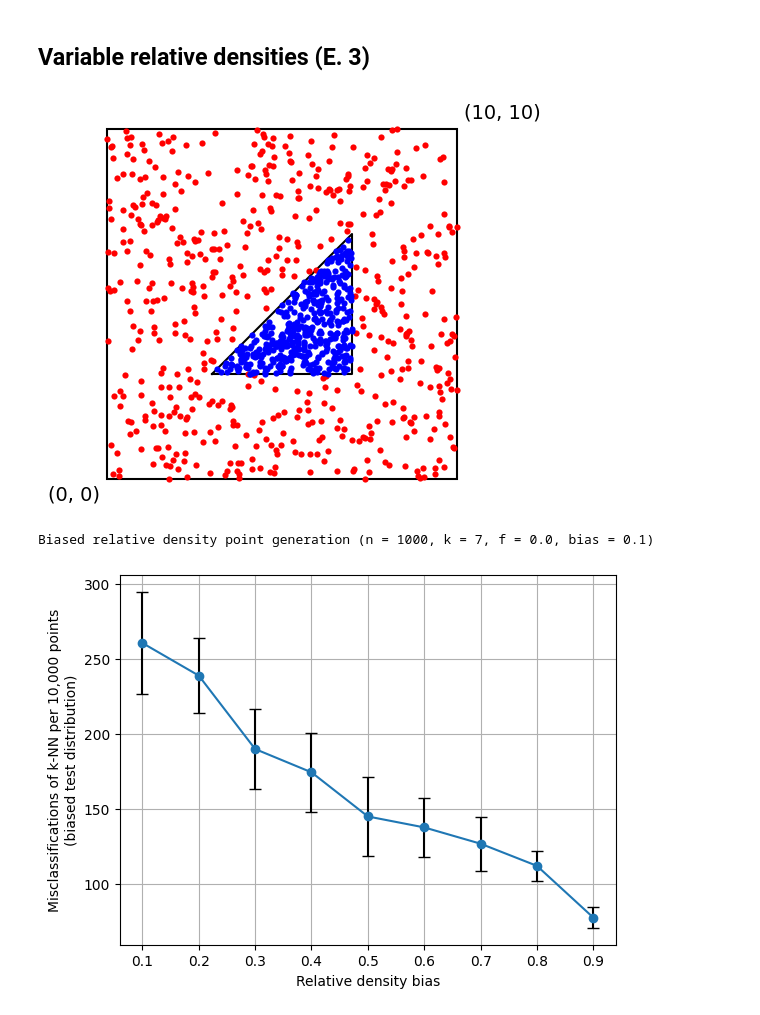
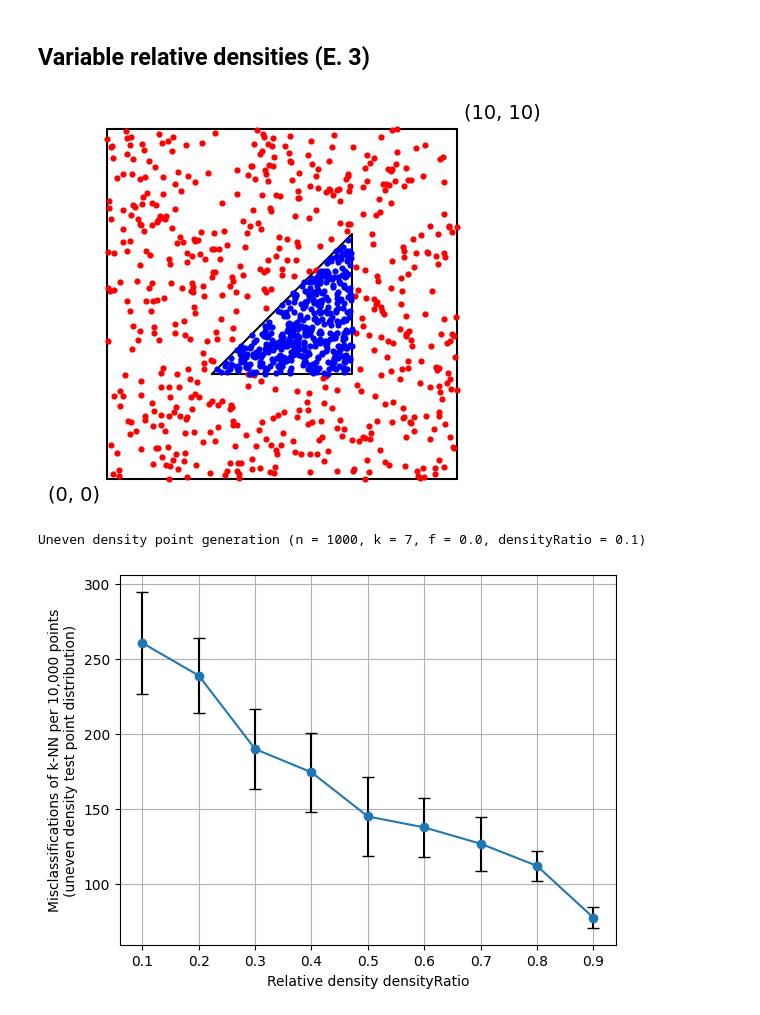
Before and after one commit to Sigmarik/infomscip-assignment-6-experiment, a Jupyter notebook: experiments.ipynb, the cells around one changed output. Drawn from its saved outputs; the diff is of its cells as text; code cells hidden in the pictures.

Commit message:
fix: renamed `bias` to `densityRatio` to better reflect the purpose of the parameter

```diff
--- a/experiments.ipynb
+++ b/experiments.ipynb
@@ -203,21 +203,21 @@ plt.show()
 # %% [markdown]
 ## Variable relative densities (E. 3)
 # %%
-def biased_uniform_point_generator(bias=0.5):
+def uneven_density_uniform_point_generator(densityRatio=0.5):
     vertexA, vertexB, vertexC = TRIANGLE_VERTICES
     edgeAB = vertexB - vertexA
     edgeAC = vertexC - vertexA
     triangleArea = 0.5 * np.abs(edgeAB[0] * edgeAC[1] - edgeAB[1] * edgeAC[0])
     squareArea = SQUARE_SIZE * SQUARE_SIZE - triangleArea
 
-    # bias * insideCount / triangleArea = (1 - bias) * outsideCount / squareArea
-    # bias * insideFraction / triangleArea = (1 - bias) * outsideFraction / squareArea
-    # bias * insideFraction / triangleArea = (1 - bias) * (1 - insideFraction) / squareArea
+    # densityRatio * insideCount / triangleArea = (1 - densityRatio) * outsideCount / squareArea
+    # densityRatio * insideFraction / triangleArea = (1 - densityRatio) * outsideFraction / squareArea
+    # densityRatio * insideFraction / triangleArea = (1 - densityRatio) * (1 - insideFraction) / squareArea
 
     insideFraction = (
-        (1 - bias) * triangleArea
+        (1 - densityRatio) * triangleArea
     ) / (
-        bias * squareArea + (1 - bias) * triangleArea
+        densityRatio * squareArea + (1 - densityRatio) * triangleArea
     )
 
     # NOTE: The following generator was written by an LLM
@@ -252,19 +252,19 @@ def biased_uniform_point_generator(bias=0.5):
     return generator
 # %%
 visualize_generated_training_set(
-    biased_uniform_point_generator(bias=0.1),
+    uneven_density_uniform_point_generator(densityRatio=0.1),
     trainSize=DEFAULT_POINT_COUNT,
     outlierGenerator=flat_rate_outliers(DEFAULT_OUTLIER_FRACTION)
 )
 plt.show()
-print(f"Biased relative density point generation (n = {DEFAULT_POINT_COUNT}, k = {DEFAULT_NEIGHBOR_COUNT}, f = {DEFAULT_OUTLIER_FRACTION}, bias = 0.1)")
+print(f"Uneven density point generation (n = {DEFAULT_POINT_COUNT}, k = {DEFAULT_NEIGHBOR_COUNT}, f = {DEFAULT_OUTLIER_FRACTION}, densityRatio = 0.1)")
 # %% [output]
 [figure]
-Biased relative density point generation (n = 1000, k = 7, f = 0.0, bias = 0.1)
+Uneven density point generation (n = 1000, k = 7, f = 0.0, densityRatio = 0.1)
 # %%
 data = perform_multiple_times(
-    lambda bias: perform_experiment(
-        biased_uniform_point_generator(bias),
+    lambda densityRatio: perform_experiment(
+        uneven_density_uniform_point_generator(densityRatio),
         DEFAULT_POINT_COUNT,
         flat_rate_outliers(DEFAULT_OUTLIER_FRACTION),
         DEFAULT_NEIGHBOR_COUNT
@@ -272,10 +272,10 @@ data = perform_multiple_times(
     [0.1, 0.2, 0.3, 0.4, 0.5, 0.6, 0.7, 0.8, 0.9])
 # %%
 plot_experiment(data)
-plt.xlabel("Relative density bias")
-plt.ylabel("Misclassifications of k-NN per 10,000 points\n(biased test distribution)")
+plt.xlabel("Relative density densityRatio")
+plt.ylabel("Misclassifications of k-NN per 10,000 points\n(uneven density test point distribution)")
 plt.show()
 # %% [output]
-[figure, old version]
+[figure, new version]
 # %%
 data = perform_multiple_times(
```
Also changed, not shown: parts of 4 cells of this notebook.
